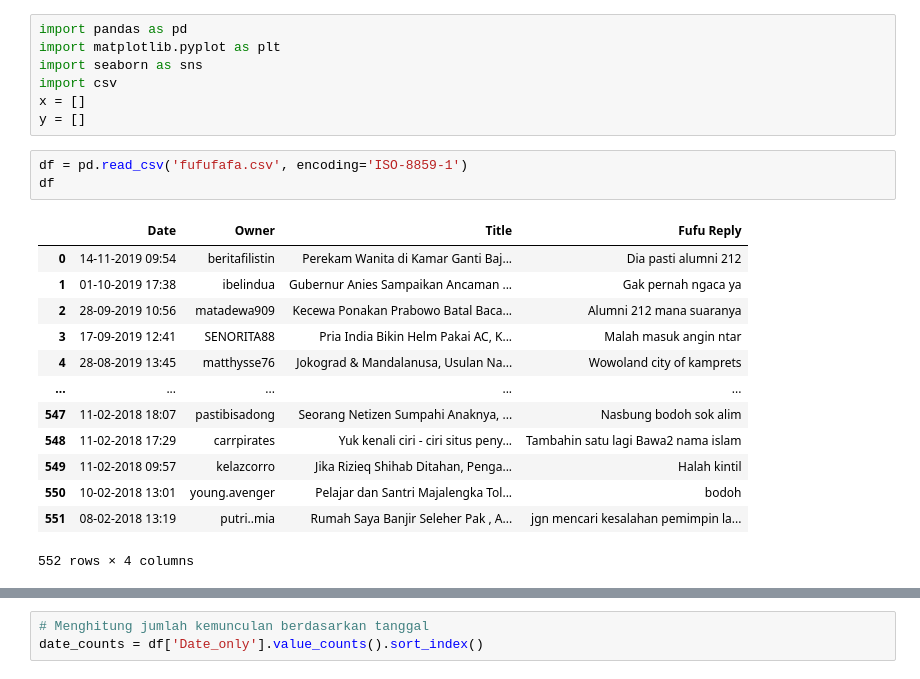
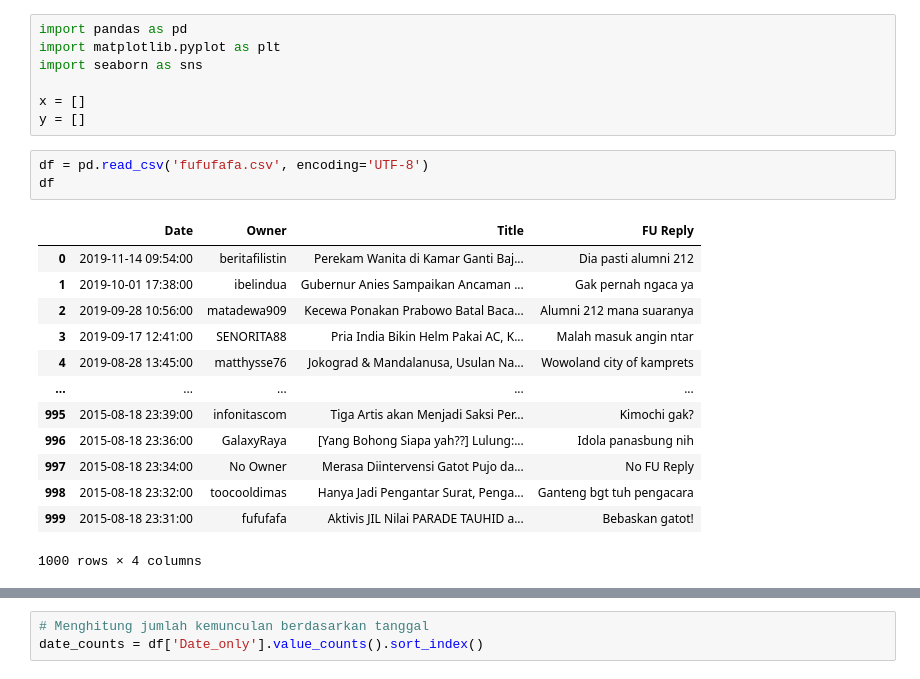
Before and after one commit to Blindheroes/fufufafa-kaskus-scrapper, a Jupyter notebook: analisis_fufufafa.ipynb, the cells around one changed output, grey strips where cells are left out. Cells and saved outputs as stored; diff of their text form.

```diff
--- a/analisis_fufufafa.ipynb
+++ b/analisis_fufufafa.ipynb
@@ -2,23 +2,23 @@
 import pandas as pd
 import matplotlib.pyplot as plt
 import seaborn as sns
-import csv
+
 x = []
 y = []
 # %%
-df = pd.read_csv('fufufafa.csv', encoding='ISO-8859-1')
+df = pd.read_csv('fufufafa.csv', encoding='UTF-8')
 df
 # %% [output]
-|  | Date | Owner | Title | Fufu Reply |
-| 0 | 14-11-2019 09:54 | beritafilistin | Perekam Wanita di Kamar Ganti Baj... | Dia pasti alumni 212 |
-| 1 | 01-10-2019 17:38 | ibelindua | Gubernur Anies Sampaikan Ancaman ... | Gak pernah ngaca ya |
-| 2 | 28-09-2019 10:56 | matadewa909 | Kecewa Ponakan Prabowo Batal Baca... | Alumni 212 mana suaranya |
-| 3 | 17-09-2019 12:41 | SENORITA88 | Pria India Bikin Helm Pakai AC, K... | Malah masuk angin ntar |
-| 4 | 28-08-2019 13:45 | matthysse76 | Jokograd & Mandalanusa, Usulan Na... | Wowoland city of kamprets |
+|  | Date | Owner | Title | FU Reply |
+| 0 | 2019-11-14 09:54:00 | beritafilistin | Perekam Wanita di Kamar Ganti Baj... | Dia pasti alumni 212 |
+| 1 | 2019-10-01 17:38:00 | ibelindua | Gubernur Anies Sampaikan Ancaman ... | Gak pernah ngaca ya |
+| 2 | 2019-09-28 10:56:00 | matadewa909 | Kecewa Ponakan Prabowo Batal Baca... | Alumni 212 mana suaranya |
+| 3 | 2019-09-17 12:41:00 | SENORITA88 | Pria India Bikin Helm Pakai AC, K... | Malah masuk angin ntar |
+| 4 | 2019-08-28 13:45:00 | matthysse76 | Jokograd & Mandalanusa, Usulan Na... | Wowoland city of kamprets |
 | ... | ... | ... | ... | ... |
-| 547 | 11-02-2018 18:07 | pastibisadong | Seorang Netizen Sumpahi Anaknya, ... | Nasbung bodoh sok alim |
-| 548 | 11-02-2018 17:29 | carrpirates | Yuk kenali ciri - ciri situs peny... | Tambahin satu lagi Bawa2 nama islam |
-| 549 | 11-02-2018 09:57 | kelazcorro | Jika Rizieq Shihab Ditahan, Penga... | Halah kintil |
-| 550 | 10-02-2018 13:01 | young.avenger | Pelajar dan Santri Majalengka Tol... | bodoh |
-| 551 | 08-02-2018 13:19 | putri..mia | Rumah Saya Banjir Seleher Pak , A... | jgn mencari kesalahan pemimpin la... |
+| 995 | 2015-08-18 23:39:00 | infonitascom | Tiga Artis akan Menjadi Saksi Per... | Kimochi gak? |
+| 996 | 2015-08-18 23:36:00 | GalaxyRaya | [Yang Bohong Siapa yah??] Lulung:... | Idola panasbung nih |
+| 997 | 2015-08-18 23:34:00 | No Owner | Merasa Diintervensi Gatot Pujo da... | No FU Reply |
+| 998 | 2015-08-18 23:32:00 | toocooldimas | Hanya Jadi Pengantar Surat, Penga... | Ganteng bgt tuh pengacara |
+| 999 | 2015-08-18 23:31:00 | fufufafa | Aktivis JIL Nilai PARADE TAUHID a... | Bebaskan gatot! |
-552 rows × 4 columns
+1000 rows × 4 columns
```
Also changed, not shown: parts of 11 cells of this notebook, 6 other files.
